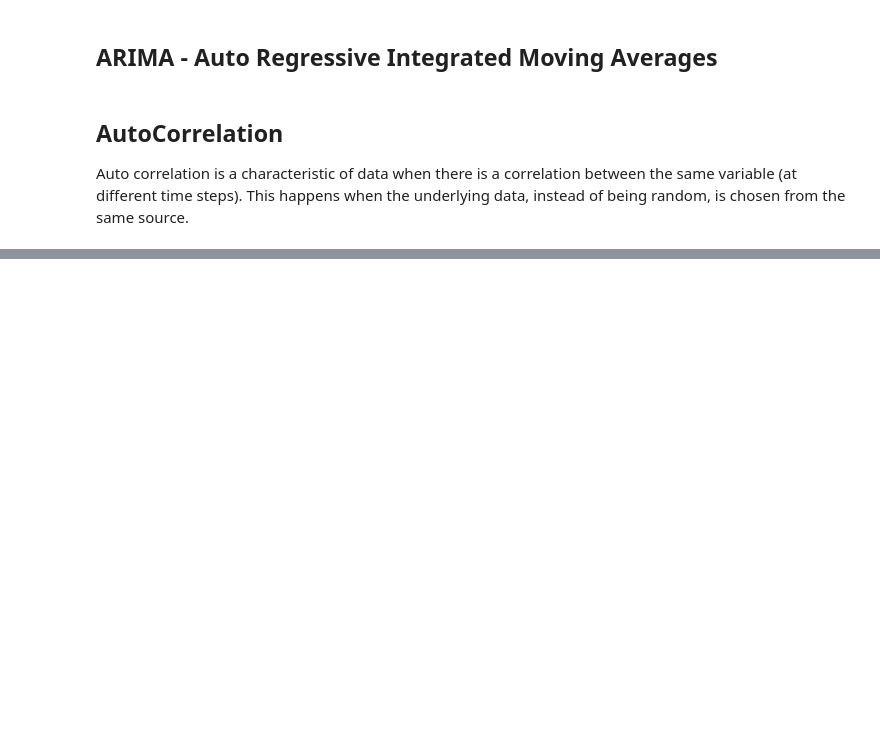
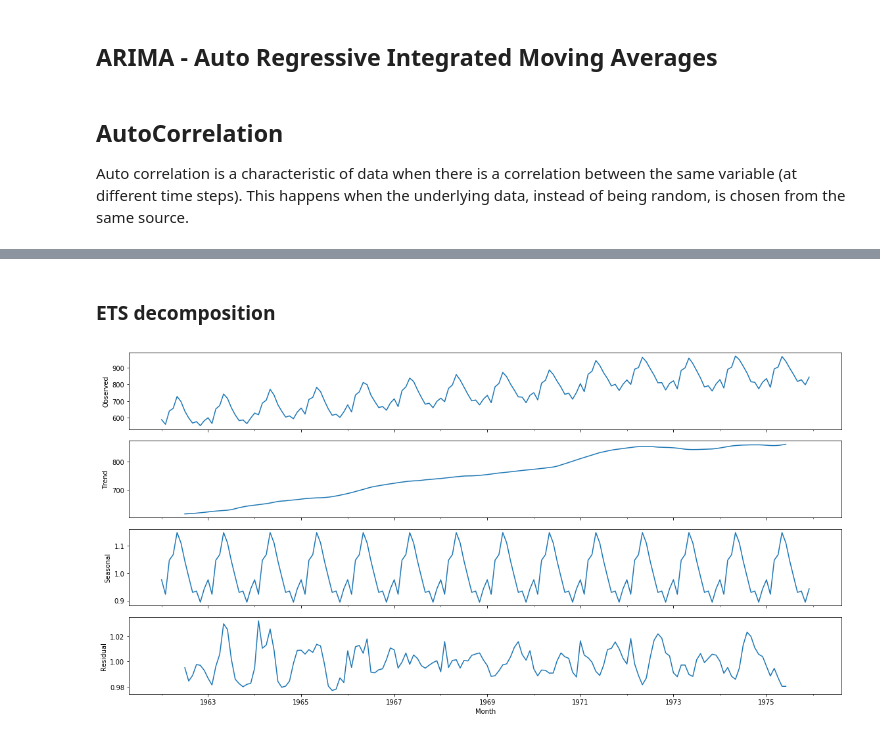
Before and after one commit to maykulkarni/algo_trading, a Jupyter notebook: 3. Time series analysis.ipynb, the cells around one changed output, grey strips where cells are left out. Drawn from its saved outputs; the diff is of its cells as text; code cells hidden in the pictures; blank space fills up the shorter version.

```diff
--- a/3. Time series analysis.ipynb
+++ b/3. Time series analysis.ipynb
@@ -195,0 +238,7 @@ Auto correlation is a characteristic of data when there is a correlation between
+# %% [markdown]
+### ETS decomposition
+# %%
+milk_decompose = seasonal_decompose(df_milk["Milk in Pounds per Cow"], model="multiplicative")
+milk_decompose.plot();
+# %% [output]
+[figure, added]
```
Also changed, not shown: parts of 5 cells of this notebook, 1 other file.
